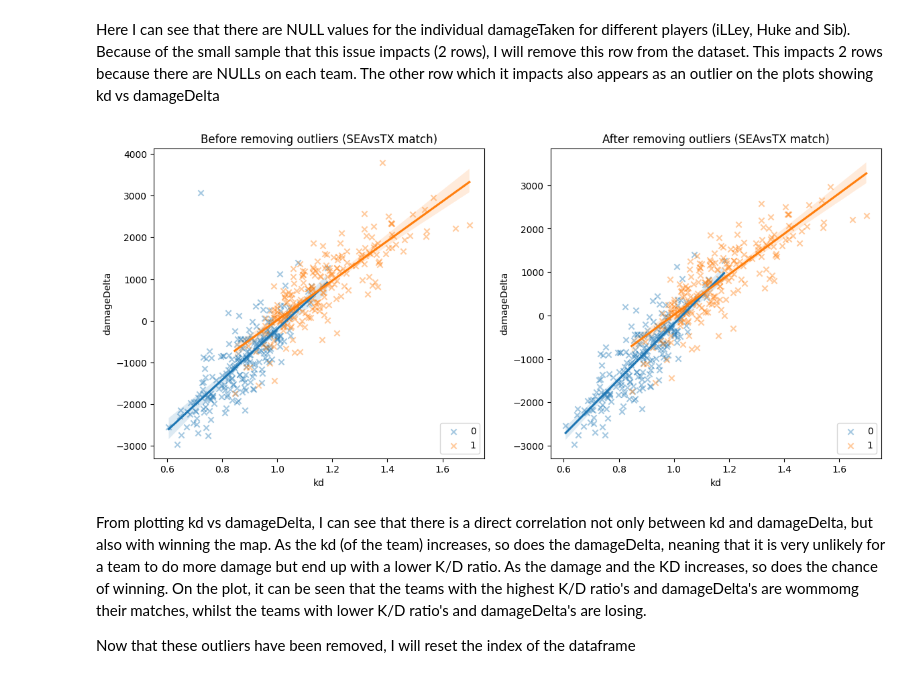
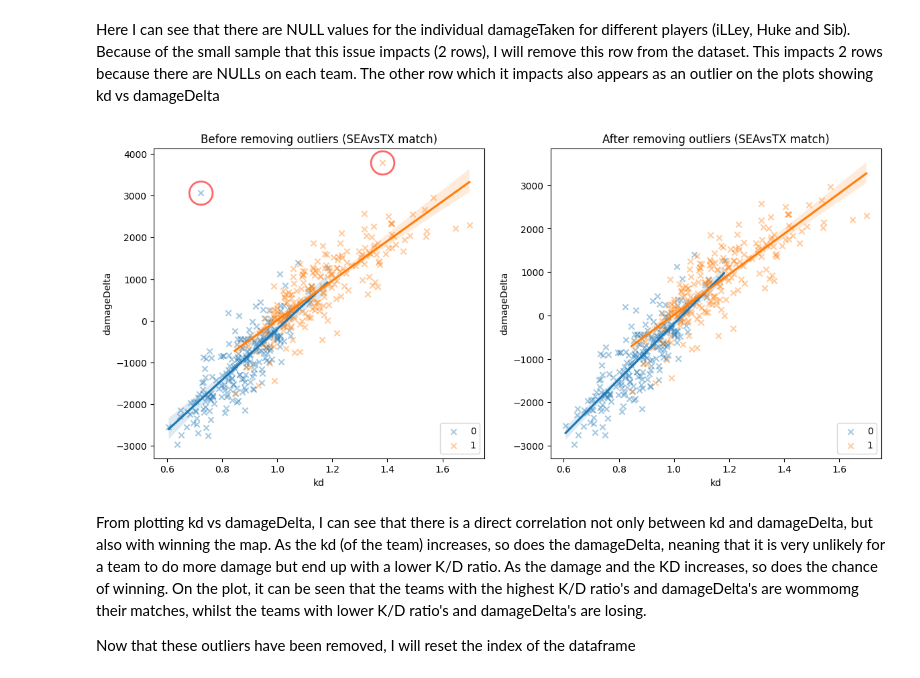
Before and after one commit to charlbbbbb/hardpoint-predict, a Jupyter notebook: main.ipynb, the cells around one changed output. Saved outputs shown, nothing was run; the diff lists cells and outputs as text; code cells hidden in the pictures.

```diff
--- a/main.ipynb
+++ b/main.ipynb
@@ -519,26 +519,34 @@ Here I can see that there are NULL values for the individual damageTaken for dif
 # %%
 # Create a copy to show visually
 cleaned_with_outlier = cleaned_df.copy()
 
 # Drop row at index 426
 cleaned_df.drop([426, 347], axis=0, inplace=True)
 
 fig = plt.figure(figsize=(14, 6))
 ax1, ax2 = fig.subplots(ncols=2)
 
+# function to plot a circle around a point
+def plot_circle(x, y, radius, axis, colour):
+    axis.plot(x, y, 'o', ms=radius, mec=colour, mew=2, mfc='none', alpha=0.6)
+
 # Plot old data
-for outcome in [0, 1]:
-    sns.regplot(ax=ax1, data=cleaned_with_outlier[cleaned_with_outlier['is_winner']==outcome], x='kd', y='damageDelta', seed=123, marker='x', scatter_kws={"alpha":0.4}, label=outcome)
+for outcome, colour in zip([0, 1], ['#1f77b4', '#ff7f0e']):
+    sns.regplot(ax=ax1, data=cleaned_with_outlier[cleaned_with_outlier['is_winner']==outcome], x='kd', y='damageDelta', seed=123, marker='x', scatter_kws={"alpha":0.4}, label=outcome, color=colour)
 ax1.legend(loc="lower right");
 ax1.set_title("Before removing outliers (SEAvsTX match)")
 
 # Plot new data with the outliers removed
-for outcome in [0, 1]:
-    sns.regplot(ax=ax2, data=cleaned_df[cleaned_df['is_winner']==outcome], x='kd', y='damageDelta', seed=123, marker='x', scatter_kws={"alpha":0.4}, label=outcome)
+for outcome, colour in zip([0, 1], ['#1f77b4', '#ff7f0e']):
+    sns.regplot(ax=ax2, data=cleaned_df[cleaned_df['is_winner']==outcome], x='kd', y='damageDelta', seed=123, marker='x', scatter_kws={"alpha":0.4}, label=outcome, color=colour)
 ax2.legend(loc="lower right");
 ax2.set_title("After removing outliers (SEAvsTX match)");
+
+# Annotate outliers (from above dataframe extract)
+plot_circle(1.382353, 3797.0, 25, ax1, "red")
+plot_circle(0.723404, 3070.0, 25, ax1, "red")
 # %% [output]
-[figure, old version]
+[figure, new version]
 # %% [markdown]
 From plotting kd vs damageDelta, I can see that there is a direct correlation not only between kd and damageDelta, but also with winning the map. As the kd (of the team) increases, so does the damageDelta, neaning that it is very unlikely for a team to do more damage but end up with a lower K/D ratio. As the damage and the KD increases, so does the chance of winning. On the plot, it can be seen that the teams with the highest K/D ratio's and damageDelta's are wommomg their matches, whilst the teams with lower K/D ratio's and damageDelta's are losing.
 
```
Also changed, not shown: parts of 21 cells of this notebook.
